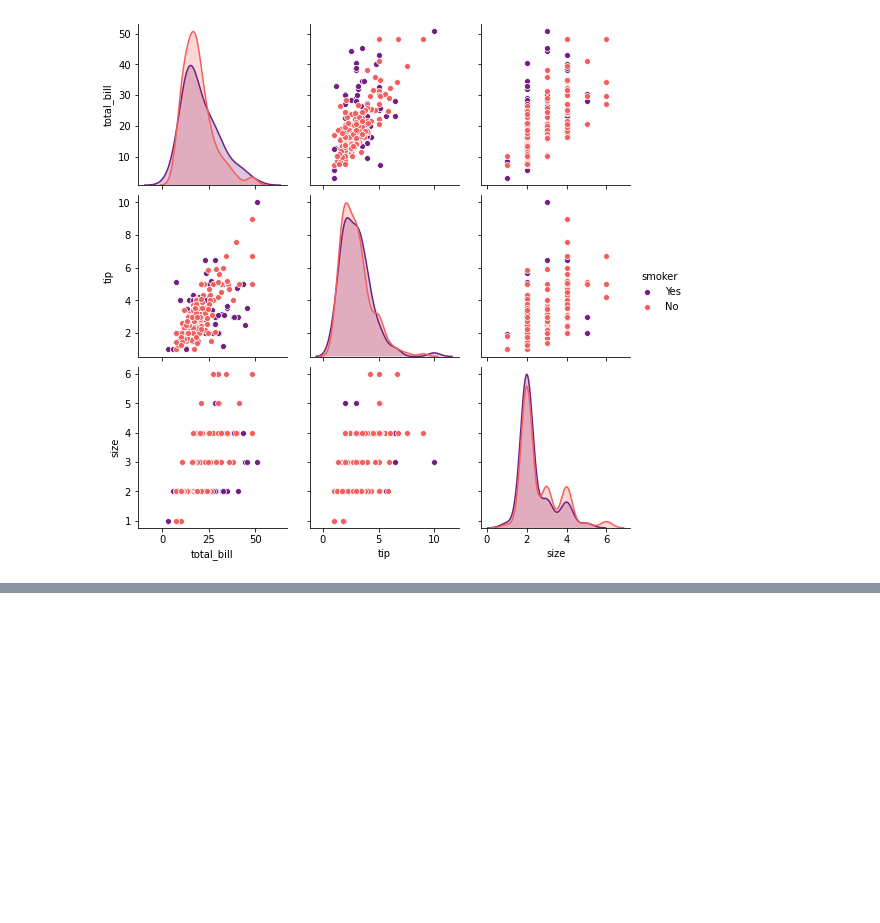
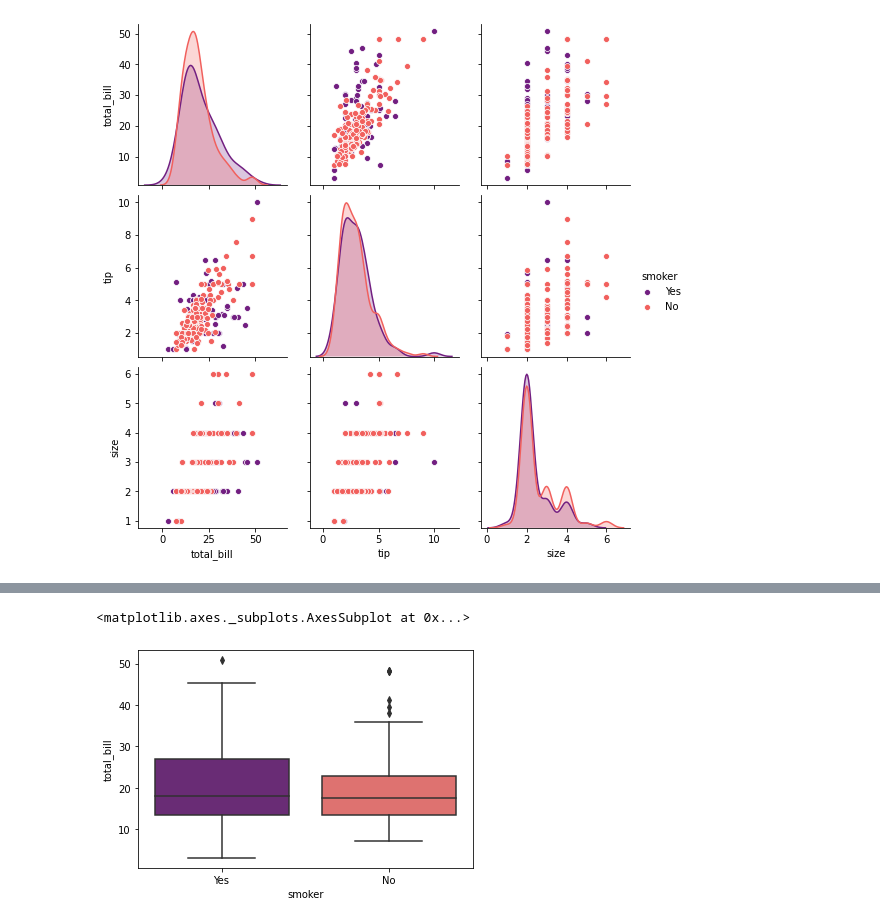
Before and after one commit to loganrane/MachineLearning101, a Jupyter notebook: Projects/Plotting - Basics.ipynb, the cells around one changed output, grey strips where cells are left out. Saved outputs shown, nothing was run; the diff lists cells and outputs as text; code cells hidden in the pictures; blank space fills up the shorter version.

```diff
--- a/Projects/Plotting - Basics.ipynb
+++ b/Projects/Plotting - Basics.ipynb
@@ -169,0 +187,6 @@ sns.rugplot()
+# %%
+# 3. Box Plot - Univariate/BiVariate ***IMP***
+sns.boxplot(x = 'smoker', y = 'total_bill', data = tips, palette = 'magma')
+# %% [output]
+<matplotlib.axes._subplots.AxesSubplot at 0x...>
+[figure, added]
```
Also changed, not shown: parts of 11 cells of this notebook.
